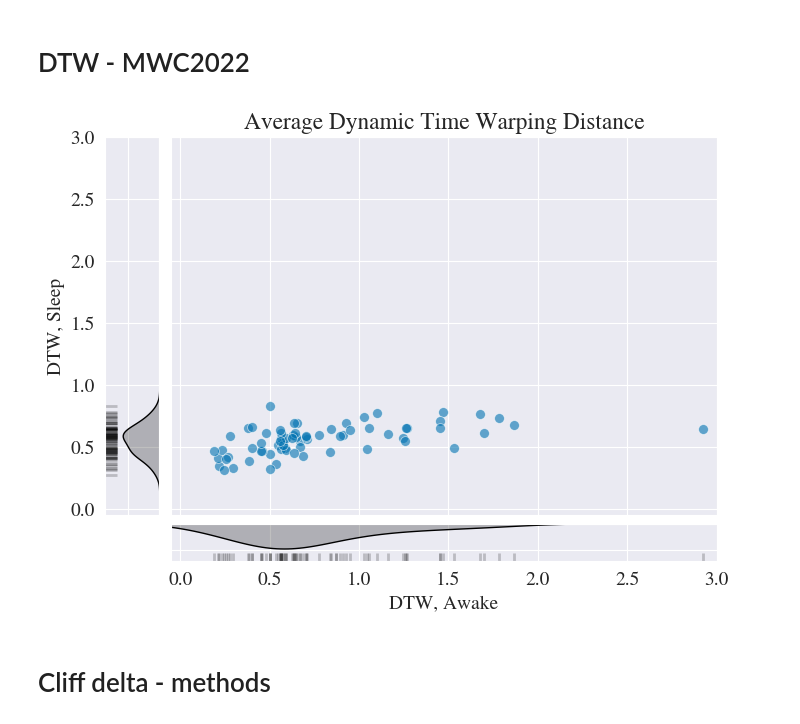
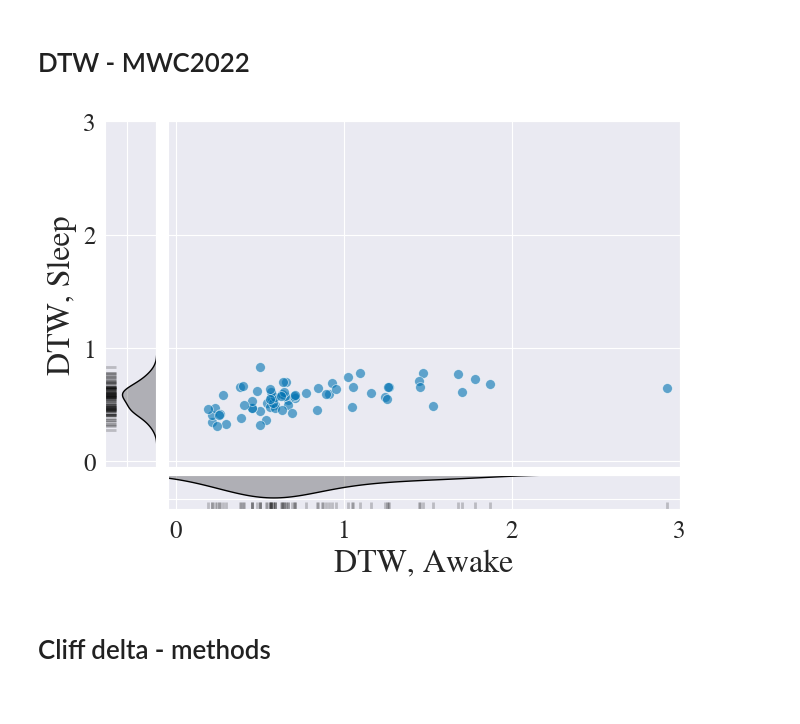
Before and after one commit to LeonardoAlchieri/LateralizationPhysiologicalWearables, a Jupyter notebook: plotting_notebooks/scatterplots.ipynb, the cells around one changed output. Cells and saved outputs as stored; diff of their text form; code cells hidden in the pictures.

```diff
--- a/notebooks/final-visz.ipynb
+++ b/plotting_notebooks/scatterplots.ipynb
@@ -959,6 +960,10 @@ df = pd.read_csv("../test_results/dtw-usilaughs.csv", index_col=0)
 # move the 1 column into two separate columns, called "Cognitive Load" and "Relaxation"
 df = df.pivot(index="0", columns="1", values="2")
 df.columns = ["Relaxation", "Cognitive Load"]
+# %%
+small_fontsize=18
+medium_fontsize=23
+large_fontsize=25
 # %%
 values1 = df["Cognitive Load"].values
 values2 = df["Relaxation"].values
@@ -976,7 +981,14 @@ plt.rcParams["mathtext.fontset"] = "stix"
 plt.rcParams["font.family"] = "STIXGeneral"
 
 # increase font size
-plt.rcParams.update({"font.size": 14})
+plt.rc('font', size=small_fontsize)          # controls default text sizes
+plt.rc('axes', titlesize=medium_fontsize)     # fontsize of the axes title
+plt.rc('axes', labelsize=large_fontsize)    # fontsize of the x and y labels
+plt.rc('xtick', labelsize=small_fontsize)    # fontsize of the tick labels
+plt.rc('ytick', labelsize=small_fontsize)    # fontsize of the tick labels
+plt.rc('legend', fontsize=medium_fontsize)    # legend fontsize
+plt.rc('figure', titlesize=large_fontsize)  # fontsize of the figure title
+plt.rcParams.update({"font.size": medium_fontsize})
 
 # get a color palette
 palette = sns.color_palette("colorblind", n_colors=len(df))
@@ -1054,7 +1066,7 @@ axs[0, 0].set_xticklabels([])
 
 
 axs[0, 1].grid(False)
-axs[0, 1].set_title("Average Dynamic Time Warping Distance")
+# axs[0, 1].set_title("Average Dynamic Time Warping Distance")
 plt.subplots_adjust(wspace=0.04, hspace=0.04)
 
 for ax in axs:
@@ -1088,6 +1100,10 @@ df = df.pivot(index=["0", "1"], columns="2", values="3")
 df.rename(columns={'sleep': 'Sleep', 'wake1': 'Wake1', 'wake2': 'Wake2'}, inplace=True)
 # %%
 df['Awake'] = df['Wake1'] + df['Wake2'] / 2
+# %%
+small_fontsize=18
+medium_fontsize=23
+large_fontsize=25
 # %%
 values1 = df["Awake"].values
 values2 = df["Sleep"].values
@@ -1105,7 +1121,14 @@ plt.rcParams["mathtext.fontset"] = "stix"
 plt.rcParams["font.family"] = "STIXGeneral"
 
 # increase font size
-plt.rcParams.update({"font.size": 14})
+plt.rc('font', size=small_fontsize)          # controls default text sizes
+plt.rc('axes', titlesize=medium_fontsize)     # fontsize of the axes title
+plt.rc('axes', labelsize=large_fontsize)    # fontsize of the x and y labels
+plt.rc('xtick', labelsize=small_fontsize)    # fontsize of the tick labels
+plt.rc('ytick', labelsize=small_fontsize)    # fontsize of the tick labels
+plt.rc('legend', fontsize=medium_fontsize)    # legend fontsize
+plt.rc('figure', titlesize=large_fontsize)  # fontsize of the figure title
+plt.rcParams.update({"font.size": medium_fontsize})
 
 # get a color palette
 palette = sns.color_palette("colorblind", n_colors=len(df))
@@ -1178,35 +1201,34 @@ sns.rugplot(
 axs[0, 0].set_ylabel("DTW, Sleep")
 axs[0, 1].set_ylim(-0.05, 3)
 axs[0, 0].set_ylim(-0.05, 3)
 axs[0, 0].set_xlabel(None)
 axs[0, 0].set_xticklabels([])
 
 
 axs[0, 1].grid(False)
-axs[0, 1].set_title("Average Dynamic Time Warping Distance")
 plt.subplots_adjust(wspace=0.04, hspace=0.04)
 
 for ax in axs:
     for ax2 in ax:
         ax2.set_anchor("W")
 # plt.savefig("visualizations/test.pdf")
 axs[0,1].grid(True)
 # # draw one vertical lines at 0.05
 # axs[0,1].axvline(0.05, color="black", linestyle="--")
 # # draw one horizontal line at 0.05
 # axs[0,1].axhline(0.05, color="black", linestyle="--")
 
 # # leg.get_title().set_text('Stationarity test')
 # # draw a rectangle around the points that are significant for both sides
 # axs[0,1].add_patch(
 #     patches.Rectangle(
 #         (-0.05, -0.05), 0.1, 0.1, fill=True, linestyle="none", color="red", alpha=0.2
 #     ),
 # )
 plt.savefig("../final_visualizations/dtw-mwc2022.pdf", bbox_inches="tight")
 plt.show()
 # %% [output]
-[figure, old version]
+[figure, new version]
 # %% [markdown]
 # Cliff delta - methods
 # %%
```
Also changed, not shown: parts of 3 cells of this notebook, 41 other files.
